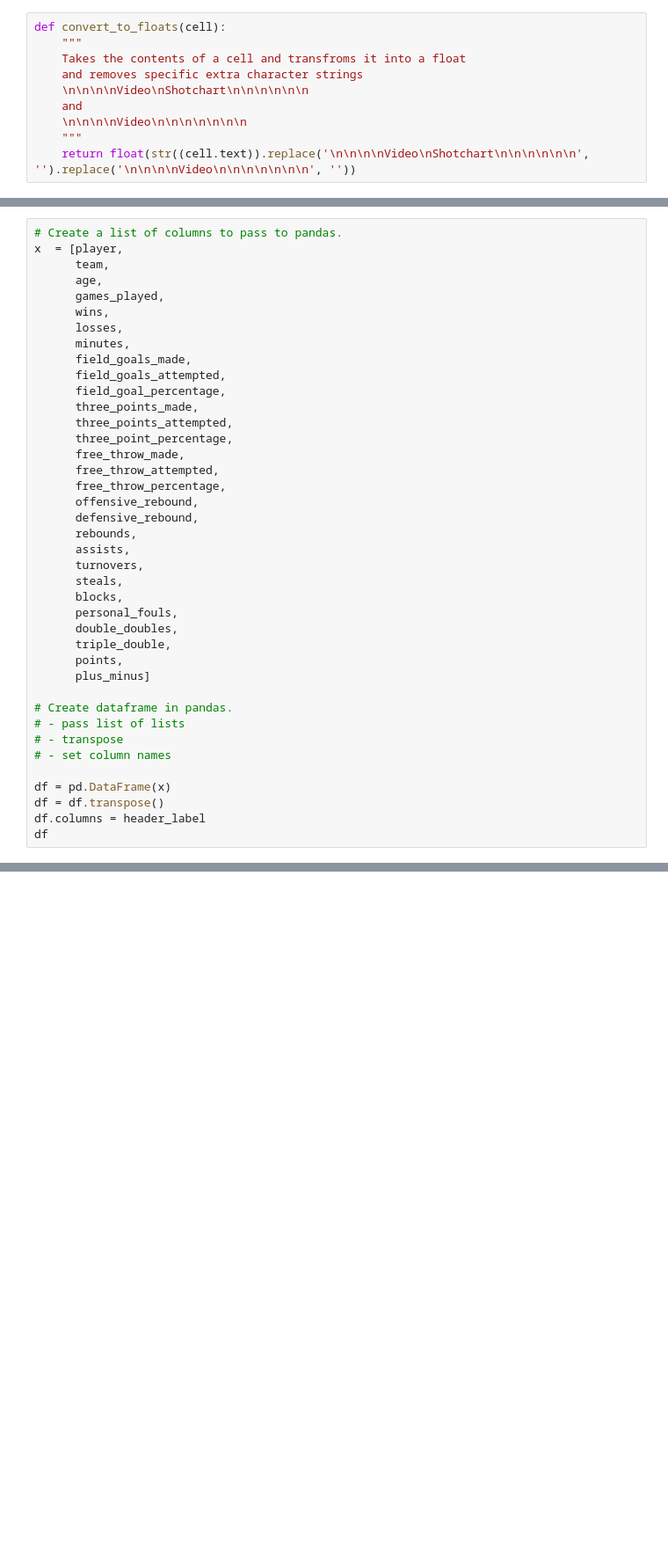
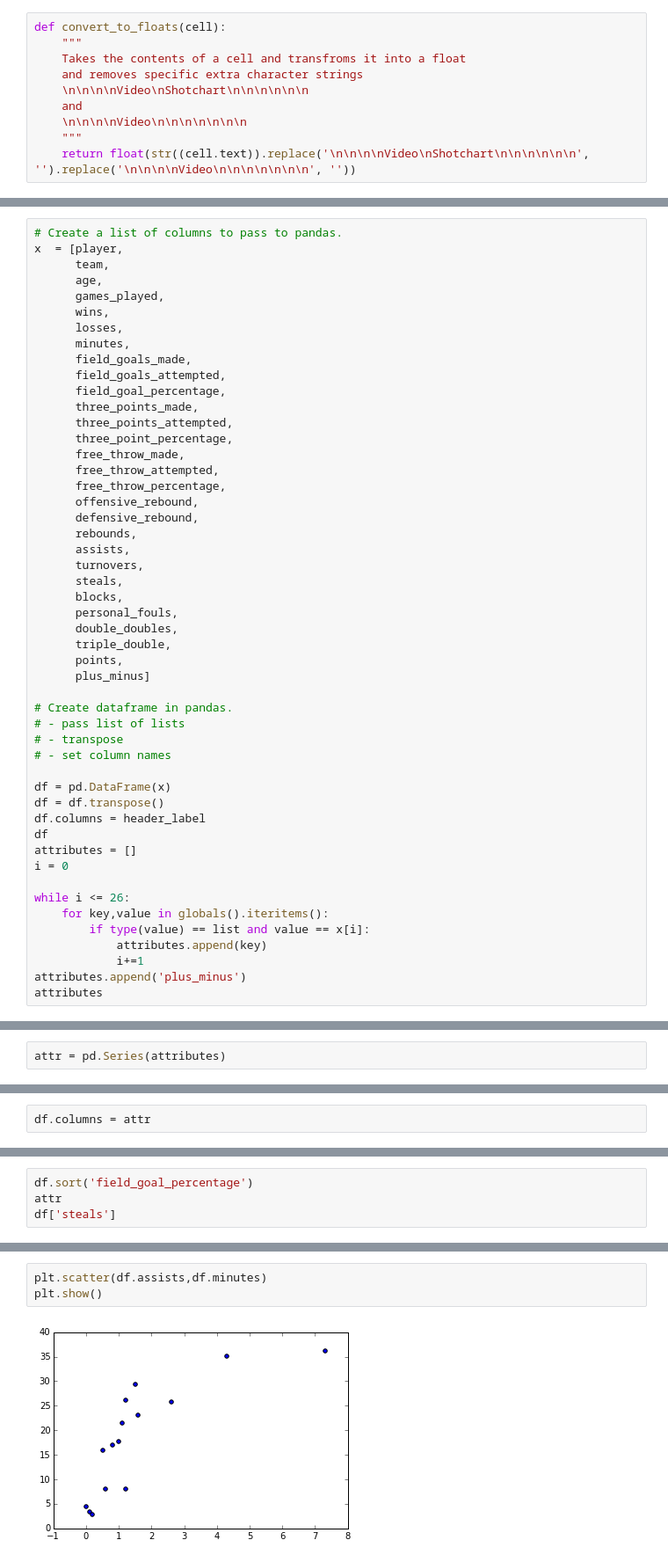
Before and after one commit to tiffanydevine/blzrs, a Jupyter notebook: BLZR player stats table 2015.ipynb, the cells around one changed output, grey strips where cells are left out. Shown at 88% size. Cells and saved outputs as stored; diff of their text form; blank space fills up the shorter version.

Commit message:
Modified notebook and updated stats table with detailed column names

```diff
--- a/BLZR player stats table 2015.ipynb
+++ b/BLZR player stats table 2015.ipynb
@@ -151,4 +145,14 @@ df = pd.DataFrame(x)
 df = df.transpose()
 df.columns = header_label
 df
+attributes = []
+i = 0
+
+while i <= 26:
+    for key,value in globals().iteritems():
+        if type(value) == list and value == x[i]:
+            attributes.append(key)
+            i+=1
+attributes.append('plus_minus')
+attributes
 # %% [output]
@@ -172,0 +176,2 @@ df
+# %%
+attr = pd.Series(attributes)
@@ -172,0 +182,2 @@ df
+# %%
+df.columns = attr
@@ -172,0 +187,4 @@ df
+# %%
+df.sort('field_goal_percentage')
+attr
+df['steals']
@@ -172,0 +208,5 @@ df
+# %%
+plt.scatter(df.assists,df.minutes)
+plt.show()
+# %% [output]
+[figure, added]
```
Also changed, not shown: parts of 14 cells of this notebook, 2 other files.
